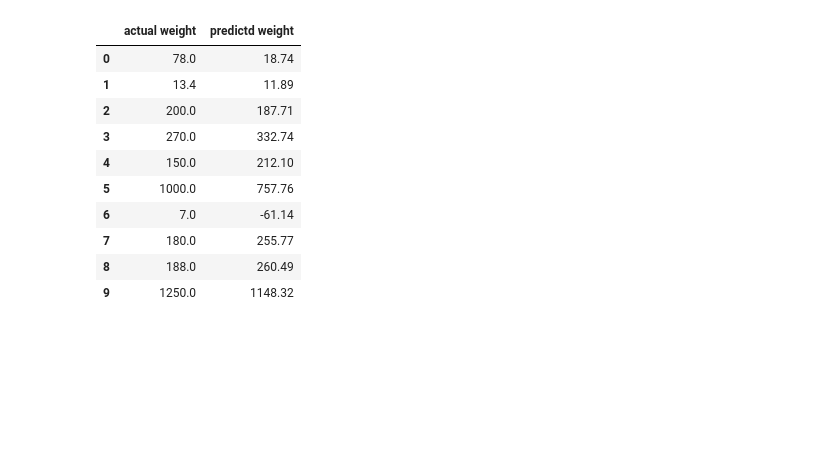
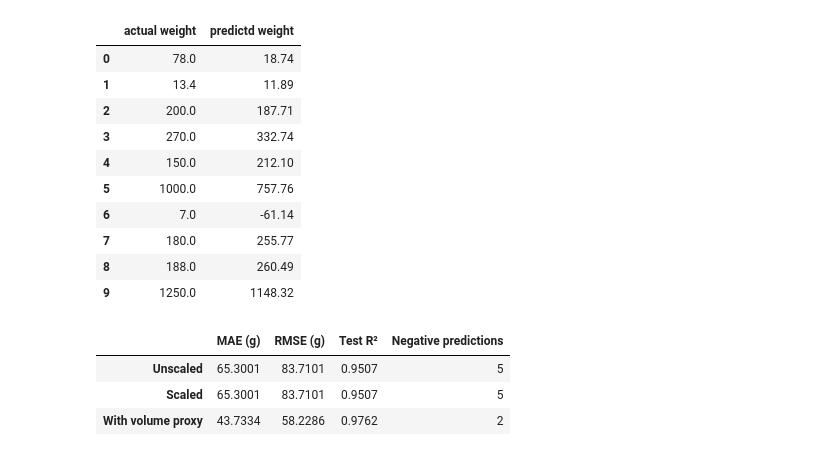
Before and after one commit to 2026eeb1331-create/AI101-mini-project, a Jupyter notebook: AI101mini.ipynb, the cells around one changed output. Drawn from its saved outputs; the diff is of its cells as text; code cells hidden in the pictures; blank space fills up the shorter version.

Commit message:
Add volume feature comparison

```diff
--- a/AI101mini.ipynb
+++ b/AI101mini.ipynb
@@ -275,3 +275,37 @@ sample.head(10).round(2)
 | 7 | 180.0 | 255.77 |
 | 8 | 188.0 | 260.49 |
 | 9 | 1250.0 | 1148.32 |
+# %%
+from sklearn.base import clone
+
+
+def add_volume_proxy(features):
+    return features.assign(
+        VolumeProxy=features["Length3"] * features["Height"] * features["Width"]
+    )
+
+
+volume_model = clone(base_model)
+volume_model.fit(add_volume_proxy(X_train), y_train)
+volume_pred = volume_model.predict(add_volume_proxy(X_test))
+
+
+def test_metrics(predictions):
+    return {
+        "MAE (g)": mean_absolute_error(y_test, predictions),
+        "RMSE (g)": np.sqrt(mean_squared_error(y_test, predictions)),
+        "Test R²": r2_score(y_test, predictions),
+        "Negative predictions": int((predictions < 0).sum())
+    }
+
+
+comparison = pd.DataFrame(
+    [test_metrics(base_pred), test_metrics(scaled_pred), test_metrics(volume_pred)],
+    index=["Unscaled", "Scaled", "With volume proxy"]
+)
+comparison.round(4)
+# %% [output]
+|  | MAE (g) | RMSE (g) | Test R² | Negative predictions |
+| Unscaled | 65.3001 | 83.7101 | 0.9507 | 5 |
+| Scaled | 65.3001 | 83.7101 | 0.9507 | 5 |
+| With volume proxy | 43.7334 | 58.2286 | 0.9762 | 2 |
```
Also changed, not shown: parts of 1 cell of this notebook.
